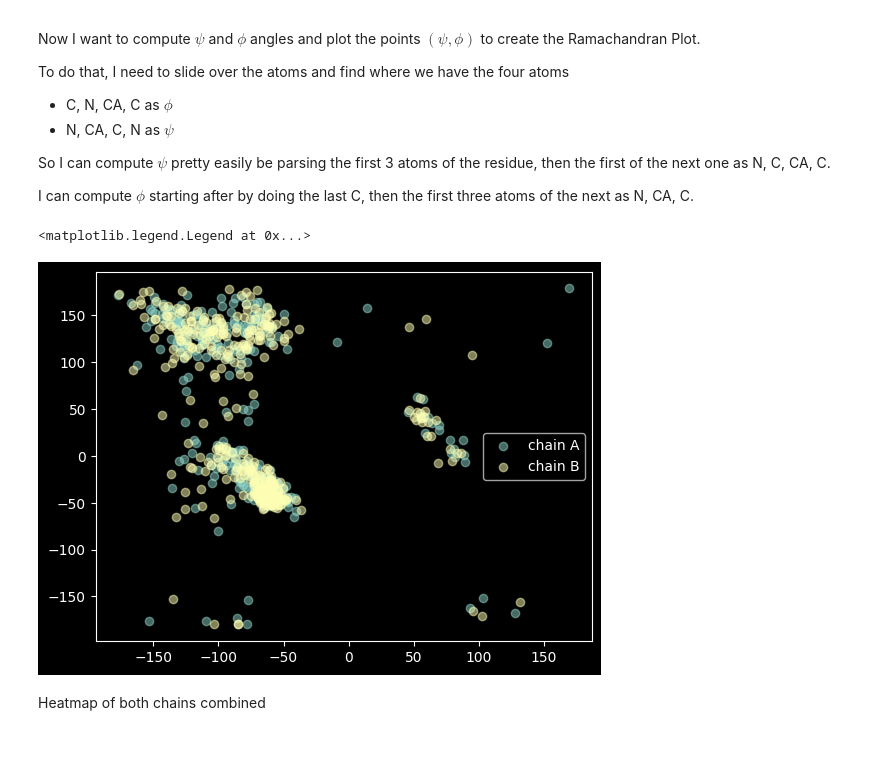
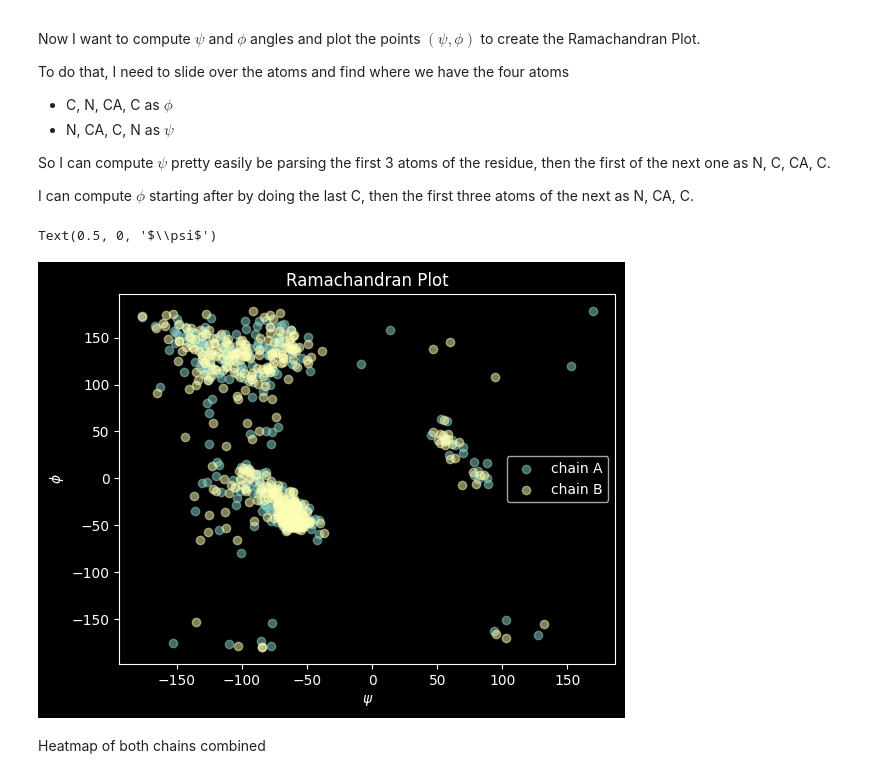
Before and after one commit to xnought/paper-implement, a Jupyter notebook: ramachandran/torsion_pdb.ipynb, the cells around one changed output. Cells and saved outputs as stored; diff of their text form; code cells hidden in the pictures; blank space fills up the shorter version.

Commit message:
label graph

```diff
--- a/ramachandran/torsion_pdb.ipynb
+++ b/ramachandran/torsion_pdb.ipynb
@@ -134,35 +134,38 @@ def phi(r1, r2):
 def psi(r2, r3):
 	# N, C, CA, N named as variables (A, B, C, D)
 	A = r2.iloc[0]["point"] # N
 	B = r2.iloc[1]["point"] # C
 	C = r2.iloc[2]["point"] # CA
 	D = r3.iloc[0]["point"] # N
 	return torsion_angle(A, B, C, D)
 
 
 def torsions(r1, r2, r3):
 	return phi(r1, r2), psi(r2, r3)
 
 
 def compute_torsions(df):
 	residues = list(df.groupby("residue_id"))
 
 	phis = []
 	psis = []
 	for i in range(0, len(residues)-1):
 		(_, r1), (_, r2), (_, r3) = residues[i-1], residues[i], residues[i+1]
 		phis.append(phi(r1, r2))
 		psis.append(psi(r2, r3))
 	return np.array(phis)*180/np.pi, np.array(psis)*180/np.pi
 
 phis, psis = compute_torsions(df[df["chain"] == "A"])
 plt.scatter(phis, psis, label="chain A", alpha=0.5)
 phis, psis = compute_torsions(df[df["chain"] == "B"])
 plt.scatter(phis, psis, label="chain B", alpha=0.5)
 plt.legend()
+plt.title("Ramachandran Plot")
+plt.ylabel(r"$\phi$")
+plt.xlabel(r"$\psi$")
 # %% [output]
-<matplotlib.legend.Legend at 0x...>
+Text(0.5, 0, '$\\psi$')
-[figure, old version]
+[figure, new version]
 # %% [markdown]
 Heatmap of both chains combined
 # %%
```
Also changed, not shown: parts of 1 cell of this notebook.
